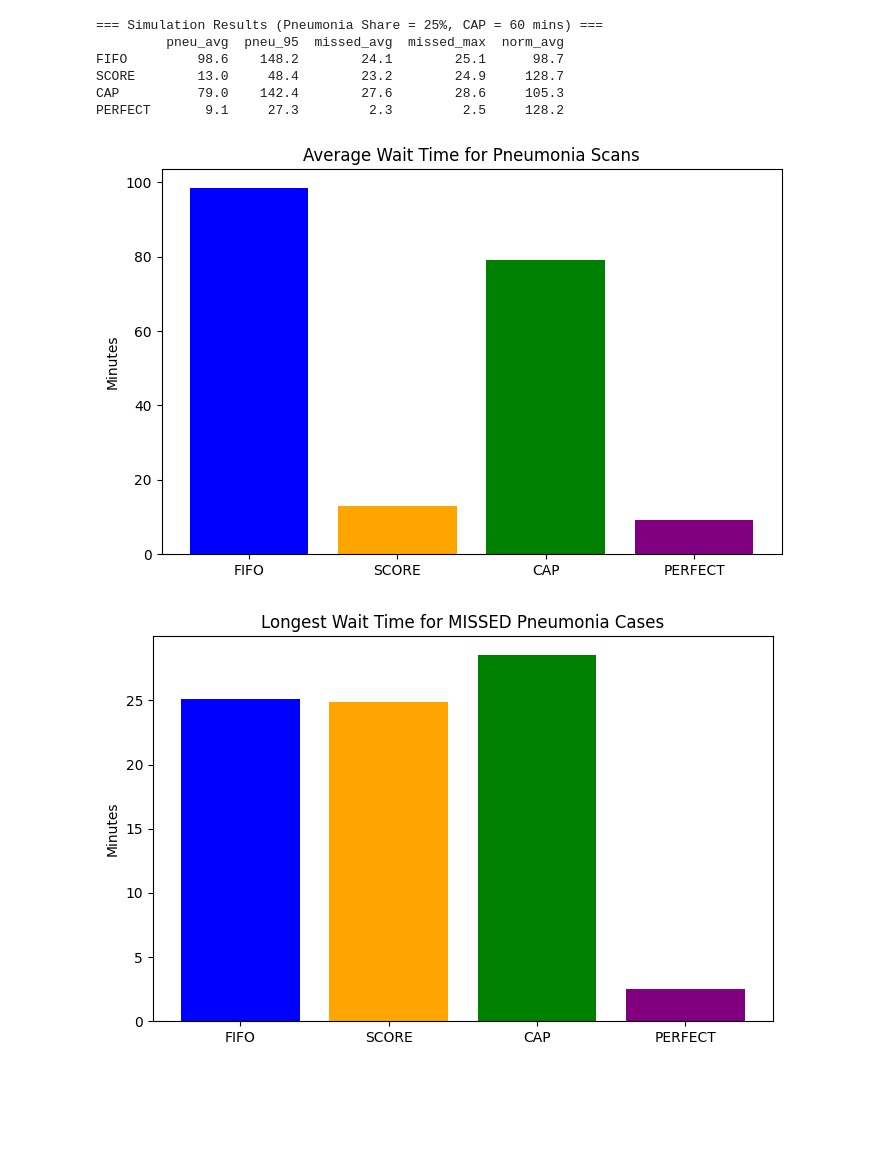
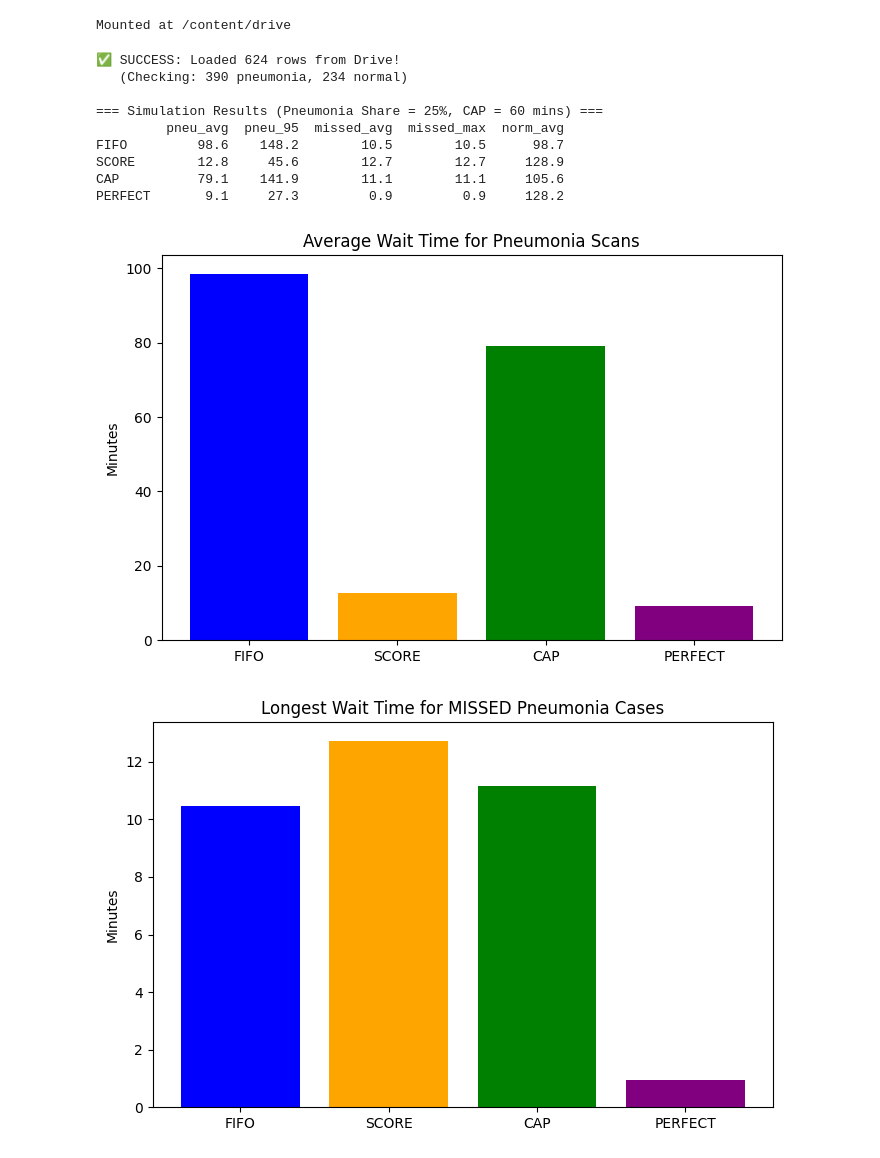
Before and after one commit to night-marionette/Pneumonia-Triage, a Jupyter notebook: Model2.ipynb, the cells around one changed output. Saved outputs shown, nothing was run; the diff lists cells and outputs as text; code cells hidden in the pictures; blank space fills up the shorter version.

Commit message:
Updated new file path

```diff
--- a/Model2.ipynb
+++ b/Model2.ipynb
@@ -1,5 +1,10 @@
 # %% [markdown]
 <a href="https://colab.research.google.com/github/night-marionette/Pneumonia-Triage/blob/main/Model2.ipynb" target="_parent"><img src="https://colab.research.google.com/assets/colab-badge.svg" alt="Open In Colab"/></a>
+# %%
+from google.colab import drive
+drive.mount('/content/drive')
+# %% [output]
+Mounted at /content/drive
 # %%
 import numpy as np
 import pandas as pd
@@ -17,8 +22,12 @@ N_RUNS = 500
 THRESHOLD = 0.5
 PNEUMONIA_SHARE = 0.25
 
-# Load the data (make sure the file is uploaded to Colab and named exactly test_scores.csv)
-df = pd.read_csv('test_scores.csv')
+# Load the data directly from the shared Google Drive folder
+CSV_PATH = '/content/drive/MyDrive/test_scores.csv'
+df = pd.read_csv(CSV_PATH)
+
+print(f"✅ SUCCESS: Loaded {len(df)} rows from Drive!")
+print(f"   (Checking: {df['true_label'].sum()} pneumonia, {len(df) - df['true_label'].sum()} normal)")
 
 # ==========================================
 # 2. SIMULATION FUNCTION
@@ -31,8 +40,9 @@ def simulate(run_seed, rule, pneu_share=PNEUMONIA_SHARE, cap=CAP_MIN):
     n_pneu = int(total_scans * pneu_share)
     n_norm = total_scans - n_pneu
 
-    pneu_df = df[df['true_label'] == 1].sample(n=n_pneu, replace=True, random_state=run_seed)
-    norm_df = df[df['true_label'] == 0].sample(n=n_norm, replace=True, random_state=run_seed)
+    # FIXED BUG: Changed replace=True to replace=False so we don't clone the same patient
+    pneu_df = df[df['true_label'] == 1].sample(n=n_pneu, replace=False, random_state=run_seed)
+    norm_df = df[df['true_label'] == 0].sample(n=n_norm, replace=False, random_state=run_seed)
     scans = pd.concat([pneu_df, norm_df]).sample(frac=1, random_state=run_seed).reset_index(drop=True)
 
     # Arrival times & Reading times
@@ -105,7 +115,7 @@ rules = ['FIFO', 'SCORE', 'CAP', 'PERFECT']
 main_results = {rule: run_experiment(rule) for rule in rules}
 results_df = pd.DataFrame(main_results).T
 
-print("=== Simulation Results (Pneumonia Share = 25%, CAP = 60 mins) ===")
+print("\n=== Simulation Results (Pneumonia Share = 25%, CAP = 60 mins) ===")
 print(results_df.round(1))
 
 # ==========================================
@@ -135,35 +145,38 @@ for share in shares:
 
 plt.figure(figsize=(8, 5))
 for rule in rules:
     plt.plot(shares, share_results[rule], marker='o', label=rule)
 plt.title('Average Pneumonia Wait vs Disease Prevalence')
 plt.xlabel('Pneumonia Share')
 plt.ylabel('Average Wait (Minutes)')
 plt.legend()
 plt.show()
 
 # ==========================================
 # 5. CAP TESTS (30, 60, 120)
 # ==========================================
 print("\n=== CAP Test (Rule C) ===")
 caps = [30, 60, 120]
 cap_data = []
 for c in caps:
     res = run_experiment('CAP', cap=c)
     cap_data.append({
         'CAP': c,
         'Pneu Avg Wait': res['pneu_avg'],
         'Missed Max Wait': res['missed_max'],
         'Normal Avg Wait': res['norm_avg']
     })
 cap_df = pd.DataFrame(cap_data)
 print(cap_df.round(1))
 # %% [output]
+✅ SUCCESS: Loaded 624 rows from Drive!
+   (Checking: 390 pneumonia, 234 normal)
+
 === Simulation Results (Pneumonia Share = 25%, CAP = 60 mins) ===
          pneu_avg  pneu_95  missed_avg  missed_max  norm_avg
-FIFO         98.6    148.2        24.1        25.1      98.7
-SCORE        13.0     48.4        23.2        24.9     128.7
-CAP          79.0    142.4        27.6        28.6     105.3
-PERFECT       9.1     27.3         2.3         2.5     128.2
+FIFO         98.6    148.2        10.5        10.5      98.7
+SCORE        12.8     45.6        12.7        12.7     128.9
+CAP          79.1    141.9        11.1        11.1     105.6
+PERFECT       9.1     27.3         0.9         0.9     128.2
 [figure]
-[figure, old version]
+[figure, new version]
```
Also changed, not shown: parts of 1 cell of this notebook.
